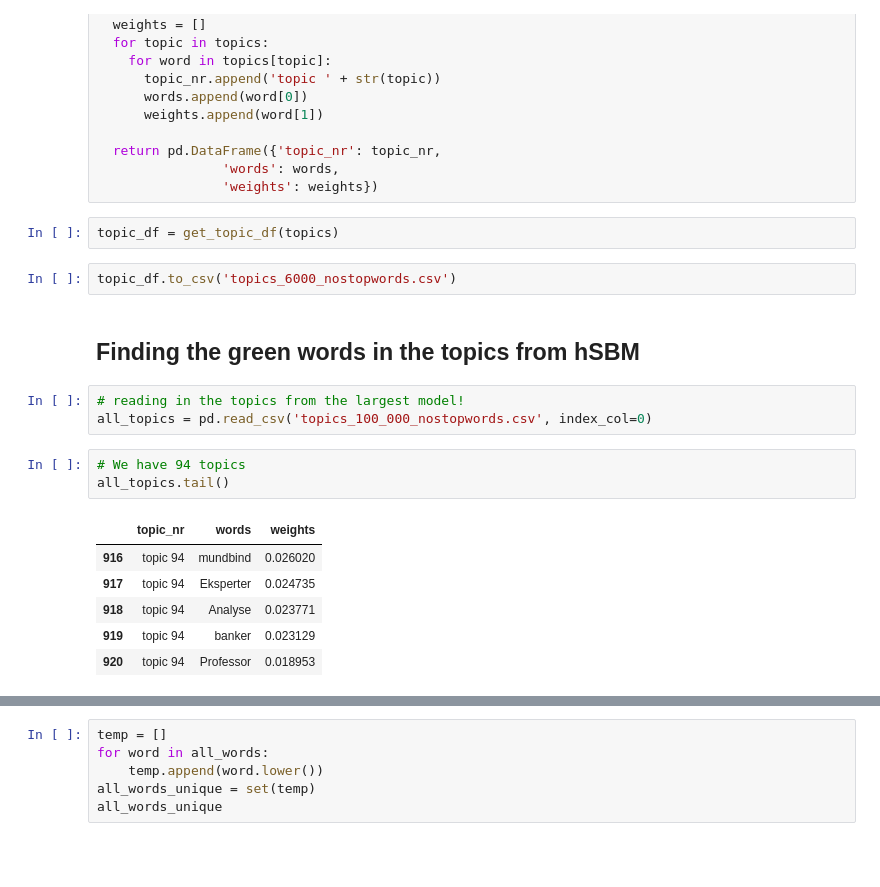
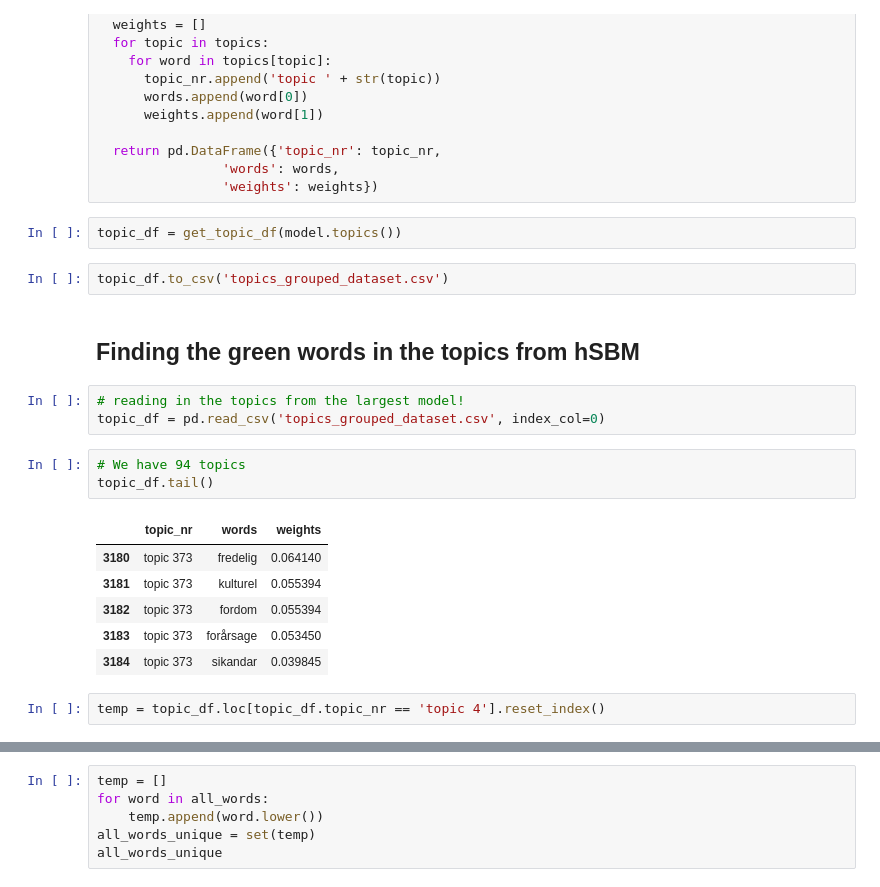
Before and after one commit to JeppeFoldberg/Digital-Methods-exam, a Jupyter notebook: Hsbm keyword generator.ipynb, the cells around one changed output, grey strips where cells are left out. Drawn from its saved outputs; the diff is of its cells as text; blank space fills up the shorter version.

```diff
--- a/Hsbm keyword generator.ipynb
+++ b/Hsbm keyword generator.ipynb
@@ -163,21 +254,23 @@ def get_topic_df(topics):
                 'words': words,
                 'weights': weights})
 # %%
-topic_df = get_topic_df(topics)
+topic_df = get_topic_df(model.topics())
 # %%
-topic_df.to_csv('topics_6000_nostopwords.csv')
+topic_df.to_csv('topics_grouped_dataset.csv')
 # %% [markdown]
 ## Finding the green words in the topics from hSBM
 # %%
 # reading in the topics from the largest model!
-all_topics = pd.read_csv('topics_100_000_nostopwords.csv', index_col=0)
+topic_df = pd.read_csv('topics_grouped_dataset.csv', index_col=0)
 # %%
 # We have 94 topics
-all_topics.tail()
+topic_df.tail()
 # %% [output]
 |  | topic_nr | words | weights |
-| 916 | topic 94 | mundbind | 0.026020 |
-| 917 | topic 94 | Eksperter | 0.024735 |
-| 918 | topic 94 | Analyse | 0.023771 |
-| 919 | topic 94 | banker | 0.023129 |
-| 920 | topic 94 | Professor | 0.018953 |
+| 3180 | topic 373 | fredelig | 0.064140 |
+| 3181 | topic 373 | kulturel | 0.055394 |
+| 3182 | topic 373 | fordom | 0.055394 |
+| 3183 | topic 373 | forårsage | 0.053450 |
+| 3184 | topic 373 | sikandar | 0.039845 |
+# %%
+temp = topic_df.loc[topic_df.topic_nr == 'topic 4'].reset_index()
```
Also changed, not shown: parts of 52 cells of this notebook.
